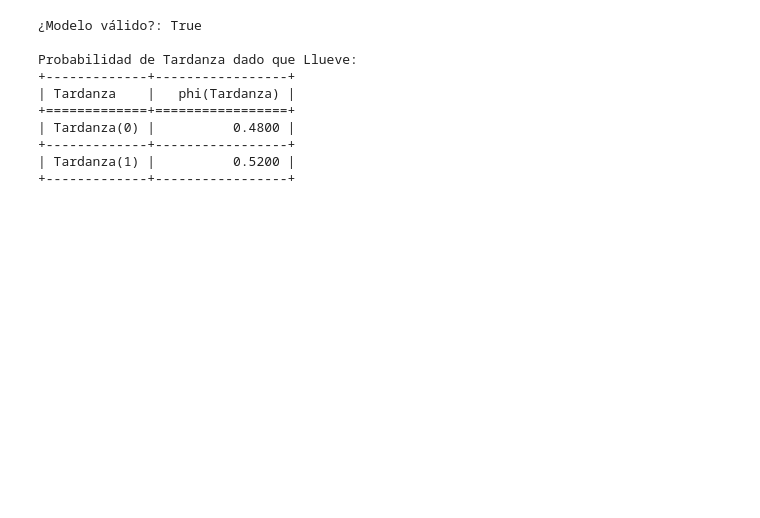
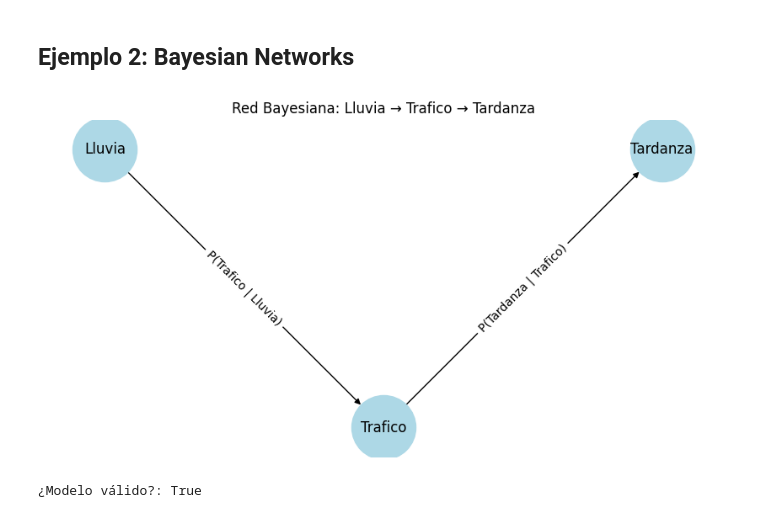
Before and after one commit to czammar/ai_supervised_ml, a Jupyter notebook: notebooks/06_bayesian_networks.ipynb, the cells around one changed output. Drawn from its saved outputs; the diff is of its cells as text; code cells hidden in the pictures; blank space fills up the shorter version.

Commit message:
feat: bayesian networks

```diff
--- a/notebooks/06_bayesian_networks.ipynb
+++ b/notebooks/06_bayesian_networks.ipynb
@@ -21,3 +142,54 @@ Successfully installed pgmpy-1.0.0 pyro-api-0.1.2 pyro-ppl-1.9.1
+# %% [markdown]
+## Ejemplo 2: Bayesian Networks
+# %%
+import networkx as nx
+import matplotlib.pyplot as plt
+
+# Crear grafo dirigido
+G = nx.DiGraph()
+
+# Agregar nodos
+G.add_nodes_from(['Lluvia', 'Trafico', 'Tardanza'])
+
+# Agregar aristas
+G.add_edge('Lluvia', 'Trafico')
+G.add_edge('Trafico', 'Tardanza')
+
+# Etiquetas de aristas (CPDs)
+edge_labels = {
+    ('Lluvia', 'Trafico'): 'P(Trafico | Lluvia)',
+    ('Trafico', 'Tardanza'): 'P(Tardanza | Trafico)'
+}
+
+# Posiciones manuales para mejor lectura
+pos = {
+    'Lluvia': (0, 1),
+    'Trafico': (1, 0),
+    'Tardanza': (2, 1)
+}
+
+# Dibujar grafo
+plt.figure(figsize=(8, 4))
+nx.draw(
+    G, pos,
+    with_labels=True,
+    node_size=3000,
+    node_color='lightblue',
+    arrows=True
+)
+
+# Dibujar etiquetas de aristas
+nx.draw_networkx_edge_labels(
+    G, pos,
+    edge_labels=edge_labels,
+    font_size=10
+)
+
+plt.title("Red Bayesiana: Lluvia → Trafico → Tardanza")
+plt.axis('off')
+plt.show()
+# %% [output]
+[figure, added]
 # %%
 from pgmpy.models import DiscreteBayesianNetwork
 from pgmpy.factors.discrete import TabularCPD
@@ -46,25 +218,10 @@ cpd_tardanza = TabularCPD(variable='Tardanza', variable_card=2,
                                   [0.1, 0.8]], # Sí llega tarde
                           evidence=['Trafico'], evidence_card=[2])
 
-# 3. Asociar las tablas al modelo
+# Asociar las tablas al modelo
 model.add_cpds(cpd_lluvia, cpd_trafico, cpd_tardanza)
-
-# Validar si el modelo es consistente (suma de probabilidades = 1)
-print(f"¿Modelo válido?: {model.check_model()}")
-
-# ¿Cuál es la probabilidad de llegar tarde si sabemos que ESTÁ LLOVIENDO?
-infer = VariableElimination(model)
-query = infer.query(variables=['Tardanza'], evidence={'Lluvia': 1})
-print("\nProbabilidad de Tardanza dado que Llueve:")
-print(query)
-# %% [output]
-¿Modelo válido?: True
-
-Probabilidad de Tardanza dado que Llueve:
-+-------------+-----------------+
-| Tardanza    |   phi(Tardanza) |
-+=============+=================+
-| Tardanza(0) |          0.4800 |
-+-------------+-----------------+
-| Tardanza(1) |          0.5200 |
-+-------------+-----------------+
+# %%
+# Validar si el modelo es consistente (suma de probabilidades = 1)
+print(f"¿Modelo válido?: {model.check_model()}")
+# %% [output]
+¿Modelo válido?: True
```
Also changed, not shown: parts of 16 cells of this notebook.
